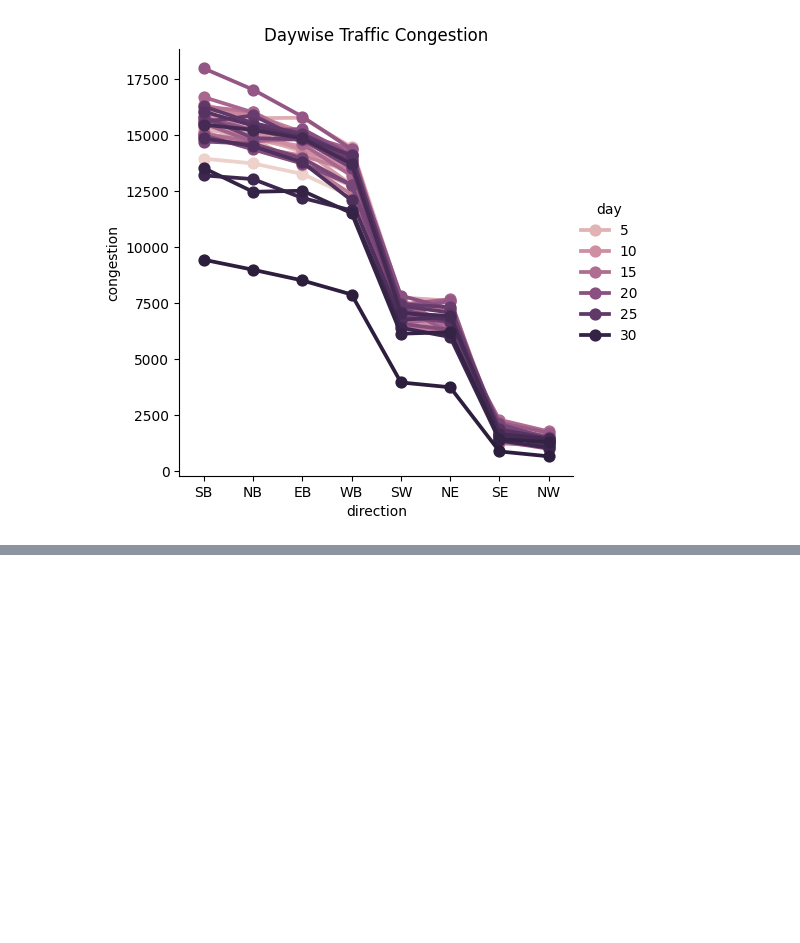
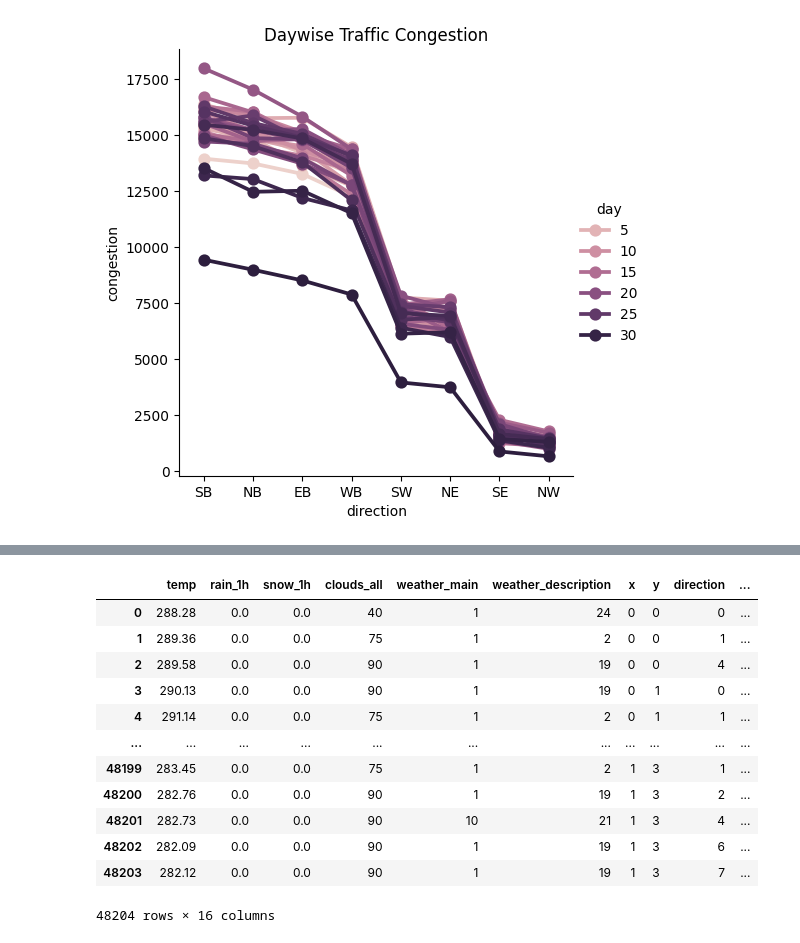
Before and after one commit to Venkatesh-1523/Traffic_route_prediction, a Jupyter notebook: TrafficRoutePrediction.ipynb, the cells around one changed output, grey strips where cells are left out. Saved outputs shown, nothing was run; the diff lists cells and outputs as text; code cells hidden in the pictures; blank space fills up the shorter version.

```diff
--- a/TrafficRoutePrediction.ipynb
+++ b/TrafficRoutePrediction.ipynb
@@ -123,0 +124,25 @@ plt.show()
+# %%
+#applying label encoder to convert all non-numeric data to numeric values
+labels, count = np.unique(dataset['direction'], return_counts=True)
+encoder1 = LabelEncoder()
+encoder2 = LabelEncoder()
+encoder3 = LabelEncoder()
+dataset['weather_main'] = pd.Series(encoder1.fit_transform(dataset['weather_main'].astype(str)))#encode all str columns to numeric
+dataset['weather_description'] = pd.Series(encoder2.fit_transform(dataset['weather_description'].astype(str)))#encode all str columns to numeric
+dataset['direction'] = pd.Series(encoder3.fit_transform(dataset['direction'].astype(str)))#encode all str columns to numeric
+dataset.drop(['date_time'], axis = 1,inplace=True)
+dataset
+# %% [output]
+|  | temp | rain_1h | snow_1h | clouds_all | weather_main | weather_description | x | y | direction | ... |
+| 0 | 288.28 | 0.0 | 0.0 | 40 | 1 | 24 | 0 | 0 | 0 | ... |
+| 1 | 289.36 | 0.0 | 0.0 | 75 | 1 | 2 | 0 | 0 | 1 | ... |
+| 2 | 289.58 | 0.0 | 0.0 | 90 | 1 | 19 | 0 | 0 | 4 | ... |
+| 3 | 290.13 | 0.0 | 0.0 | 90 | 1 | 19 | 0 | 1 | 0 | ... |
+| 4 | 291.14 | 0.0 | 0.0 | 75 | 1 | 2 | 0 | 1 | 1 | ... |
+| ... | ... | ... | ... | ... | ... | ... | ... | ... | ... | ... |
+| 48199 | 283.45 | 0.0 | 0.0 | 75 | 1 | 2 | 1 | 3 | 1 | ... |
+| 48200 | 282.76 | 0.0 | 0.0 | 90 | 1 | 19 | 1 | 3 | 2 | ... |
+| 48201 | 282.73 | 0.0 | 0.0 | 90 | 10 | 21 | 1 | 3 | 4 | ... |
+| 48202 | 282.09 | 0.0 | 0.0 | 90 | 1 | 19 | 1 | 3 | 6 | ... |
+| 48203 | 282.12 | 0.0 | 0.0 | 90 | 1 | 19 | 1 | 3 | 7 | ... |
+48204 rows × 16 columns
```
Also changed, not shown: parts of 7 cells of this notebook.
